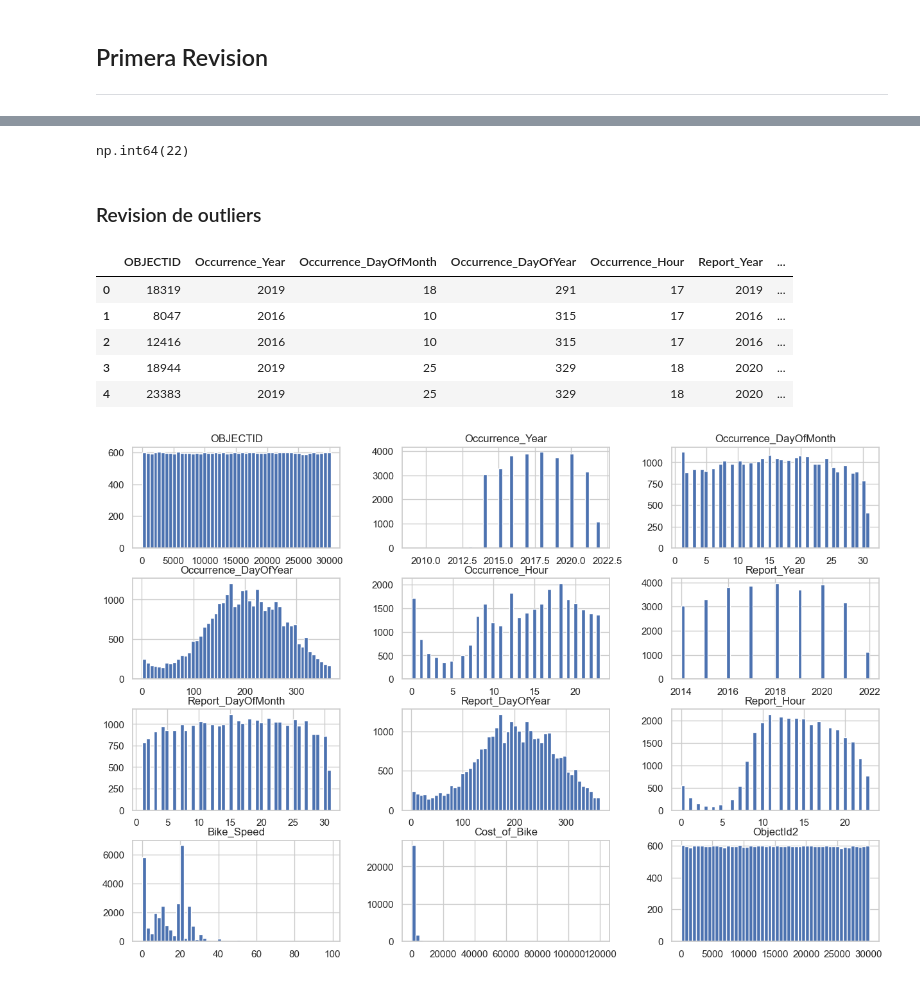
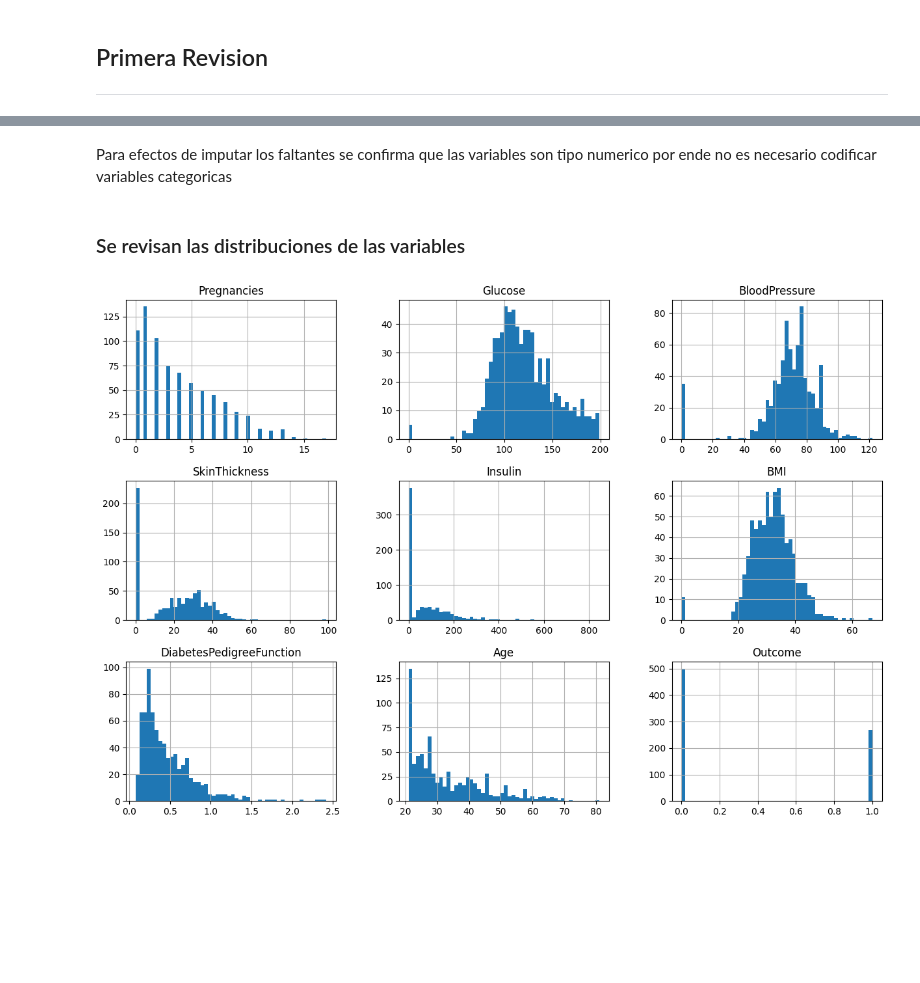
Before and after one commit to Cristobal-Yob/taller-final-pre, a Jupyter notebook: Taller3.ipynb, the cells around one changed output, grey strips where cells are left out. Drawn from its saved outputs; the diff is of its cells as text; code cells hidden in the pictures; blank space fills up the shorter version.

Commit message:
taller 3

```diff
--- a/Taller3.ipynb
+++ b/Taller3.ipynb
@@ -10,5 +11,5 @@ from sklearn.preprocessing import StandardScaler
 # %%
-df = pd.read_csv('robosdebicicletas.csv',sep=';')
+df = pd.read_csv('diabetesTaller.csv',sep=';')
 # %% [markdown]
 ## Primera Revision
 -----
@@ -74,22 +79,9 @@ memory usage: 8.0+ MB
-# %%
-# 22 filas duplicadas enteras
-df.duplicated().sum()
-# %% [output]
-np.int64(22)
-# %% [markdown]
-### Revision de outliers
-# %%
-df_numeric = df.select_dtypes(include=['number'])
-df_numeric.head()
-# %% [output]
-|  | OBJECTID | Occurrence_Year | Occurrence_DayOfMonth | Occurrence_DayOfYear | Occurrence_Hour | Report_Year | ... |
-| 0 | 18319 | 2019 | 18 | 291 | 17 | 2019 | ... |
-| 1 | 8047 | 2016 | 10 | 315 | 17 | 2016 | ... |
-| 2 | 12416 | 2016 | 10 | 315 | 17 | 2016 | ... |
-| 3 | 18944 | 2019 | 25 | 329 | 18 | 2020 | ... |
-| 4 | 23383 | 2019 | 25 | 329 | 18 | 2020 | ... |
+# %% [markdown]
+Para efectos de imputar los faltantes se confirma que las variables son tipo numerico por ende no es necesario codificar variables categoricas
+# %% [markdown]
+### Se revisan las distribuciones de las variables
 # %%
-df_numeric.hist(figsize=(15, 10), bins=50)
+df.hist(figsize=(15, 10), bins=50)
 plt.show()
 # %% [output]
-[figure, old version]
+[figure, new version]
```
Also changed, not shown: parts of 35 cells of this notebook.
